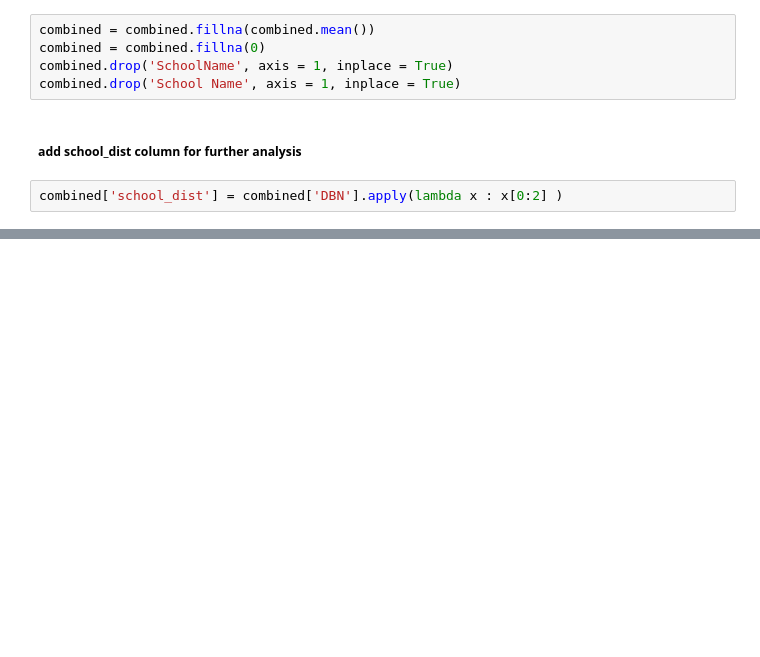
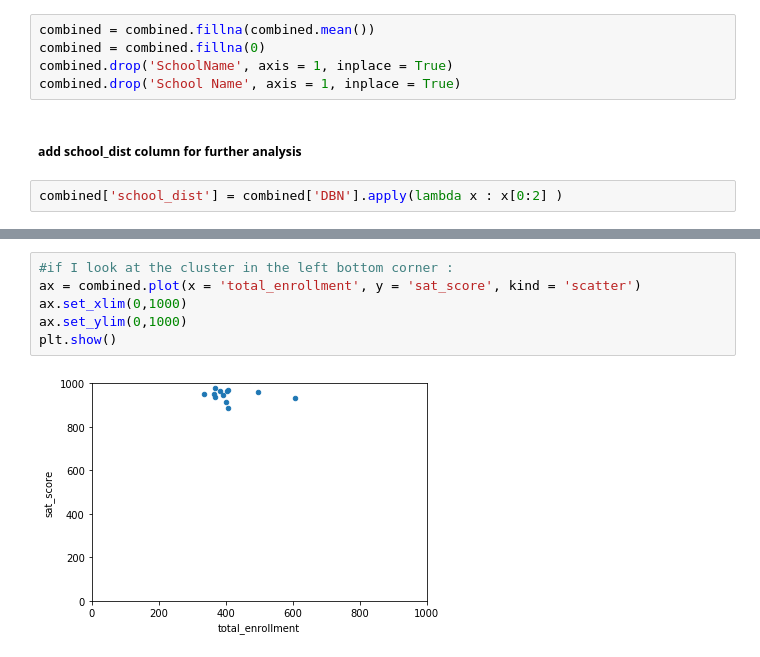
Before and after one commit to niloofarnth/NYC-schools-SAT-analysis, a Jupyter notebook: NYC-SAT-demographics.ipynb, the cells around one changed output, grey strips where cells are left out. Cells and saved outputs as stored; diff of their text form; blank space fills up the shorter version.

```diff
--- a/NYC-SAT-demographics.ipynb
+++ b/NYC-SAT-demographics.ipynb
@@ -151,0 +188,8 @@ combined['school_dist'] = combined['DBN'].apply(lambda x : x[0:2] )
+# %%
+#if I look at the cluster in the left bottom corner :
+ax = combined.plot(x = 'total_enrollment', y = 'sat_score', kind = 'scatter')
+ax.set_xlim(0,1000)
+ax.set_ylim(0,1000)
+plt.show()
+# %% [output]
+[figure, added]
```
Also changed, not shown: parts of 16 cells of this notebook.
